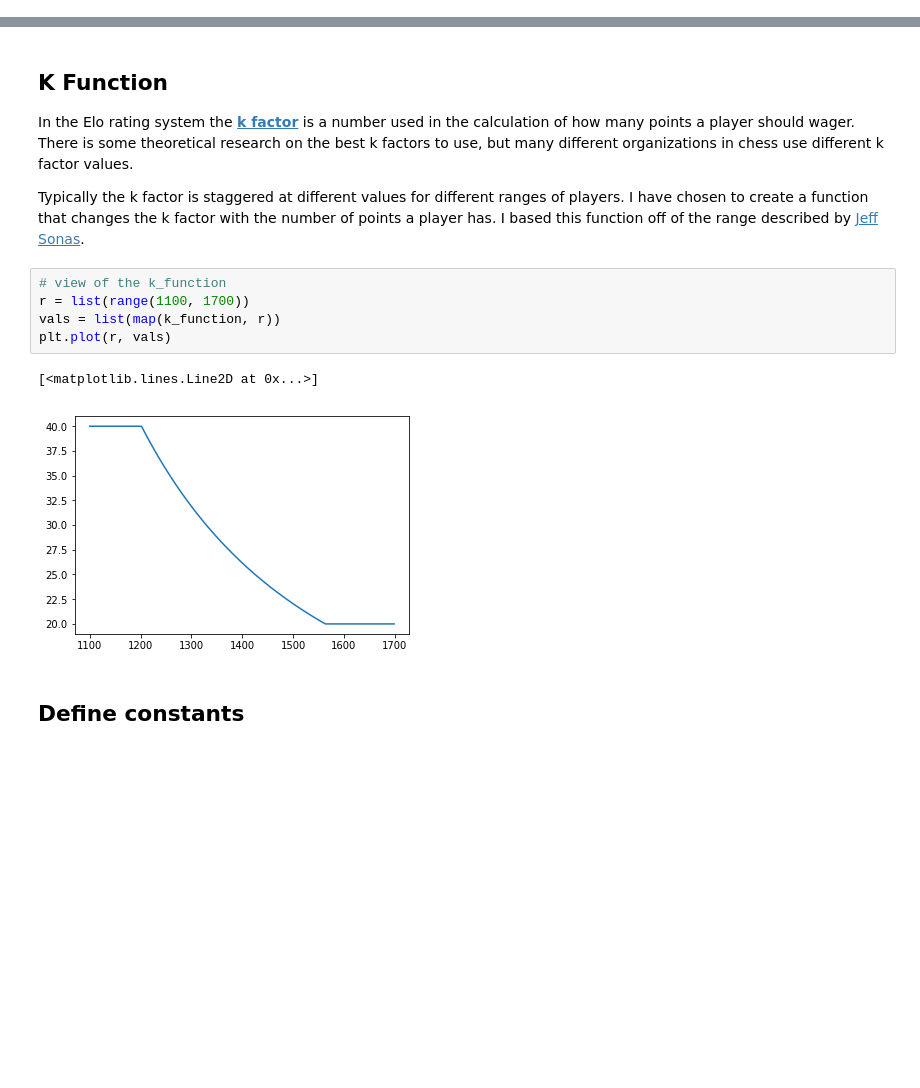
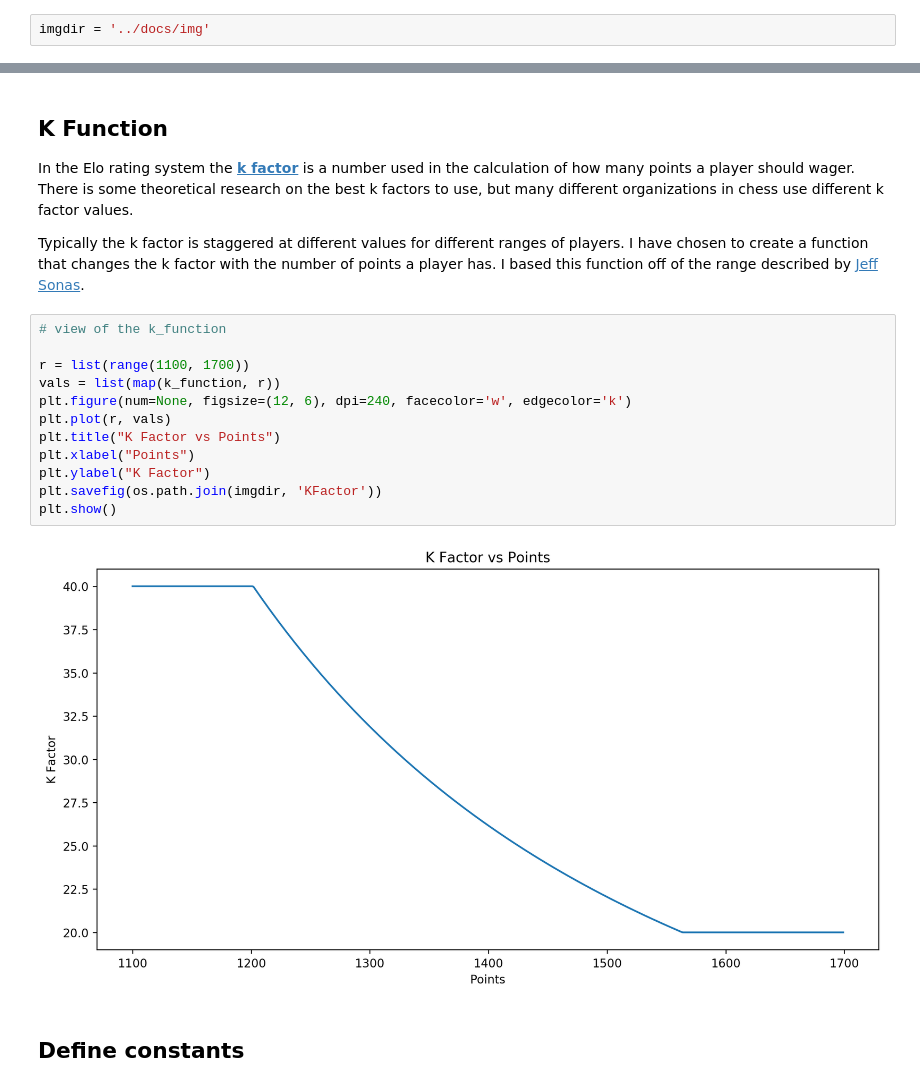
Before and after one commit to brancisco/sabermetrics-2k19-project, a Jupyter notebook: src/aguirres-wager-point-system.ipynb, the cells around one changed output, grey strips where cells are left out. Saved outputs shown, nothing was run; the diff lists cells and outputs as text; blank space fills up the shorter version.

```diff
--- a/src/aguirres-wager-point-system.ipynb
+++ b/src/aguirres-wager-point-system.ipynb
@@ -35,3 +43,5 @@ data18 = get_statcast_data('../data', 2018)
+# %%
+imgdir = '../docs/img'
 # %% [markdown]
 ## Create helper functions
 # %%
@@ -156,12 +166,18 @@ In the Elo rating system the [**k factor**](https://en.wikipedia.org/wiki/Elo_ra
 Typically the k factor is staggered at different values for different ranges of players. I have chosen to create a function that changes the k factor with the number of points a player has. I based this function off of the range described by [Jeff Sonas](https://en.wikipedia.org/wiki/Jeff_Sonas).
 # %%
 # view of the k_function
+
 r = list(range(1100, 1700))
 vals = list(map(k_function, r))
+plt.figure(num=None, figsize=(12, 6), dpi=240, facecolor='w', edgecolor='k')
 plt.plot(r, vals)
+plt.title("K Factor vs Points")
+plt.xlabel("Points")
+plt.ylabel("K Factor")
+plt.savefig(os.path.join(imgdir, 'KFactor'))
+plt.show()
 # %% [output]
-[<matplotlib.lines.Line2D at 0x...>]
-[figure, old version]
+[figure, new version]
 # %% [markdown]
 ## Define constants
 # %%
```
Also changed, not shown: parts of 10 cells of this notebook, 3 other files.
